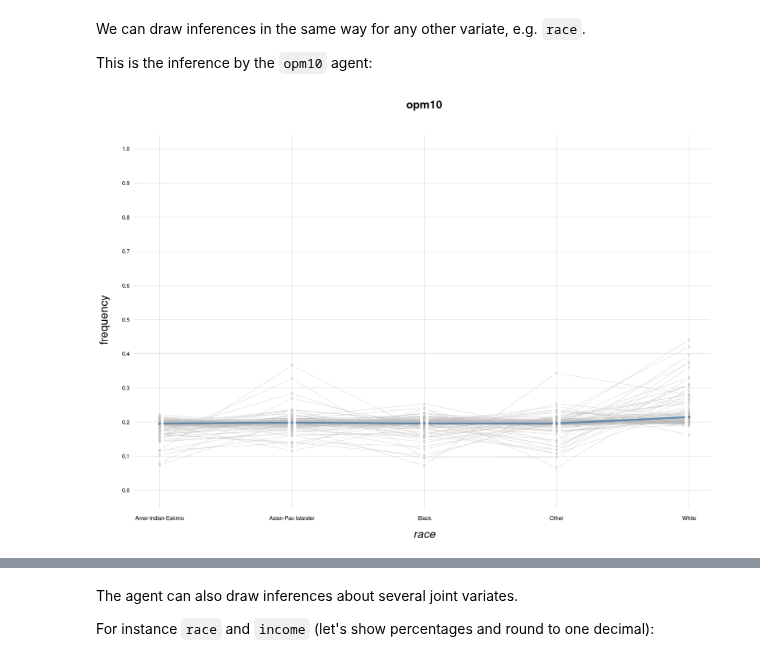
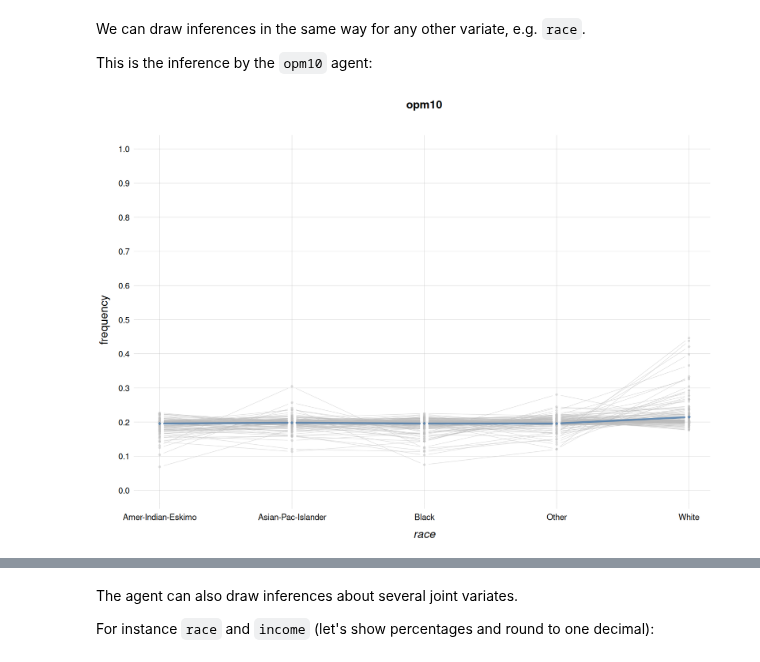
Before and after one commit to pglpm/ADA511, a Jupyter notebook: code/OPM-nominal/opm_adultincome_example.ipynb, the cells around one changed output, grey strips where cells are left out. Saved outputs shown, nothing was run; the diff lists cells and outputs as text; code cells hidden in the pictures.

```diff
--- a/code/OPM-nominal/opm_adultincome_example.ipynb
+++ b/code/OPM-nominal/opm_adultincome_example.ipynb
@@ -109,6 +133,6 @@ We can draw inferences in the same way for any other variate, e.g. `race`.
 This is the inference by the `opm10` agent:
 # %%
 plotFsamples1D(agent=opm10, n=200, predictand='race',
-               ylim=c(0,1), main='opm10', cex.axis=0.75)  # last options are for plotting
+               ylim=c(0,1), main='opm10')  # last options are for plotting
 # %% [output]
-[figure, old version]
+[figure, new version]
```
Also changed, not shown: parts of 34 cells of this notebook, 19 other files.
